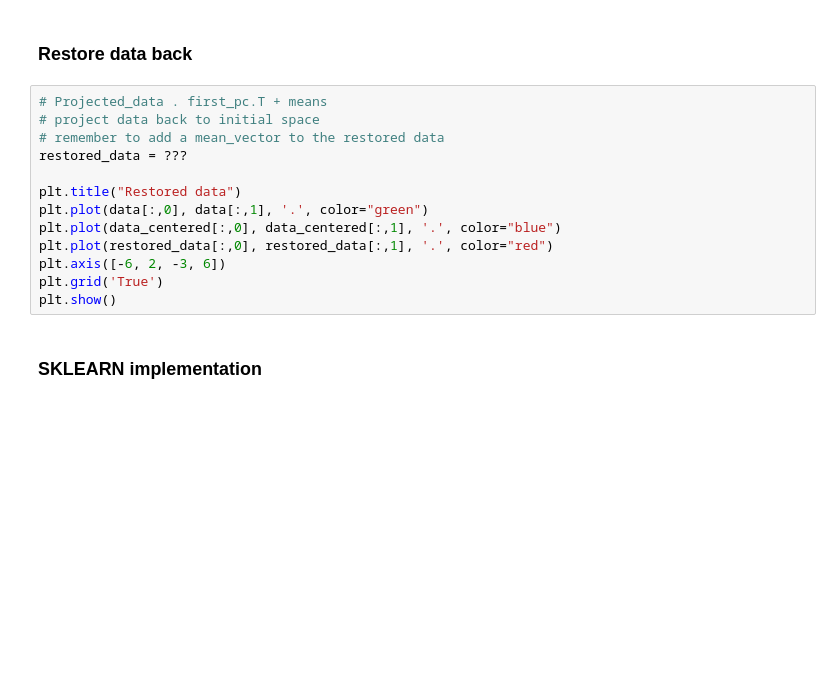
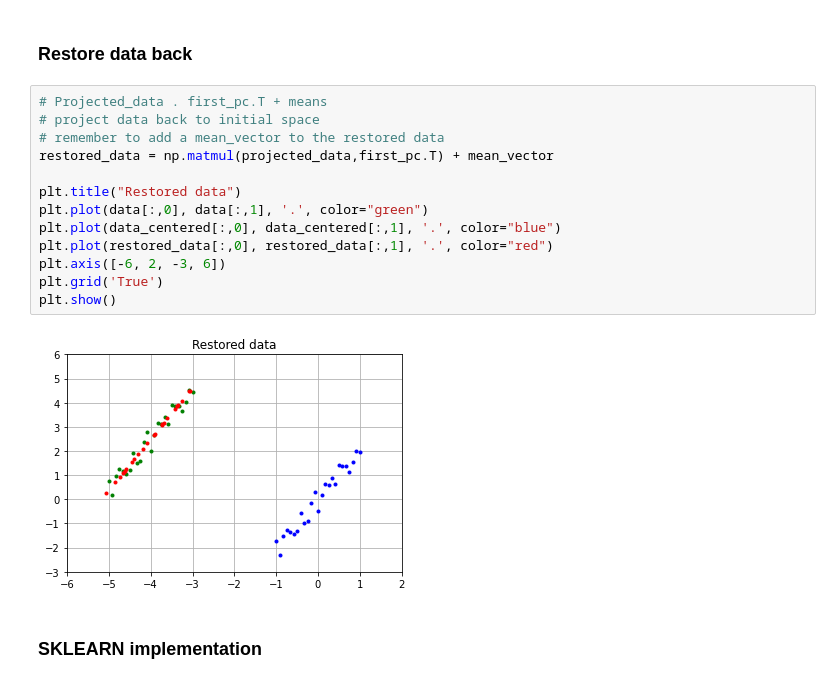
Before and after one commit to themmyloluwaa/mladl_practice, a Jupyter notebook: Labs/[L7]- PCA, Regularization.ipynb, the cells around one changed output. Drawn from its saved outputs; the diff is of its cells as text; blank space fills up the shorter version.

```diff
--- a/Labs/[L7]- PCA, Regularization.ipynb
+++ b/Labs/[L7]- PCA, Regularization.ipynb
@@ -217,16 +318,18 @@ plt.grid('True')
 # %%
 # Projected_data . first_pc.T + means
 # project data back to initial space
 # remember to add a mean_vector to the restored data
-restored_data = ???
+restored_data = np.matmul(projected_data,first_pc.T) + mean_vector
 
 plt.title("Restored data")
 plt.plot(data[:,0], data[:,1], '.', color="green")
 plt.plot(data_centered[:,0], data_centered[:,1], '.', color="blue")
 plt.plot(restored_data[:,0], restored_data[:,1], '.', color="red")
 plt.axis([-6, 2, -3, 6])
 plt.grid('True')
 plt.show()
+# %% [output]
+[figure, added]
 # %% [markdown]
 ### SKLEARN implementation ###
 # %%
```
Also changed, not shown: parts of 14 cells of this notebook, 1 other file.
